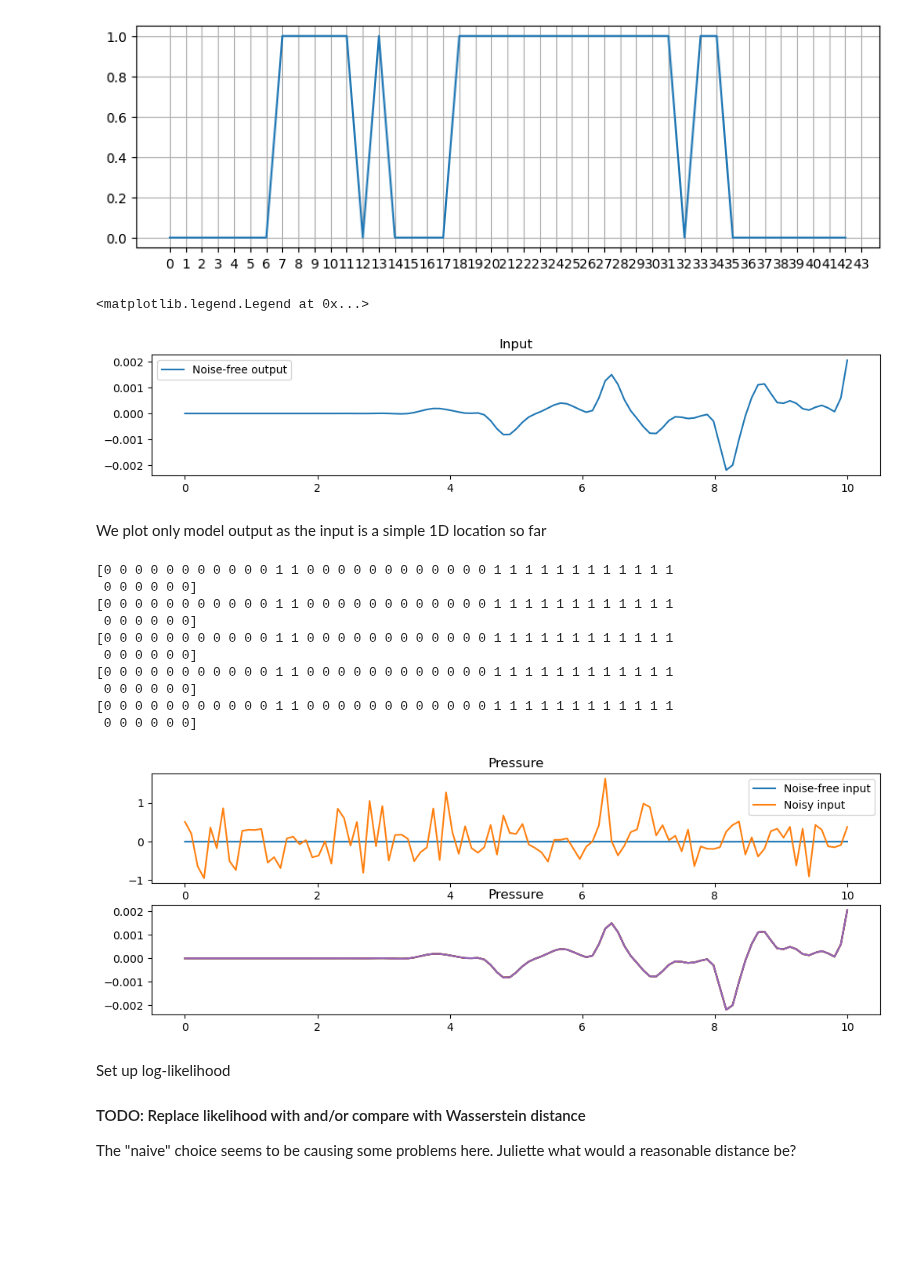
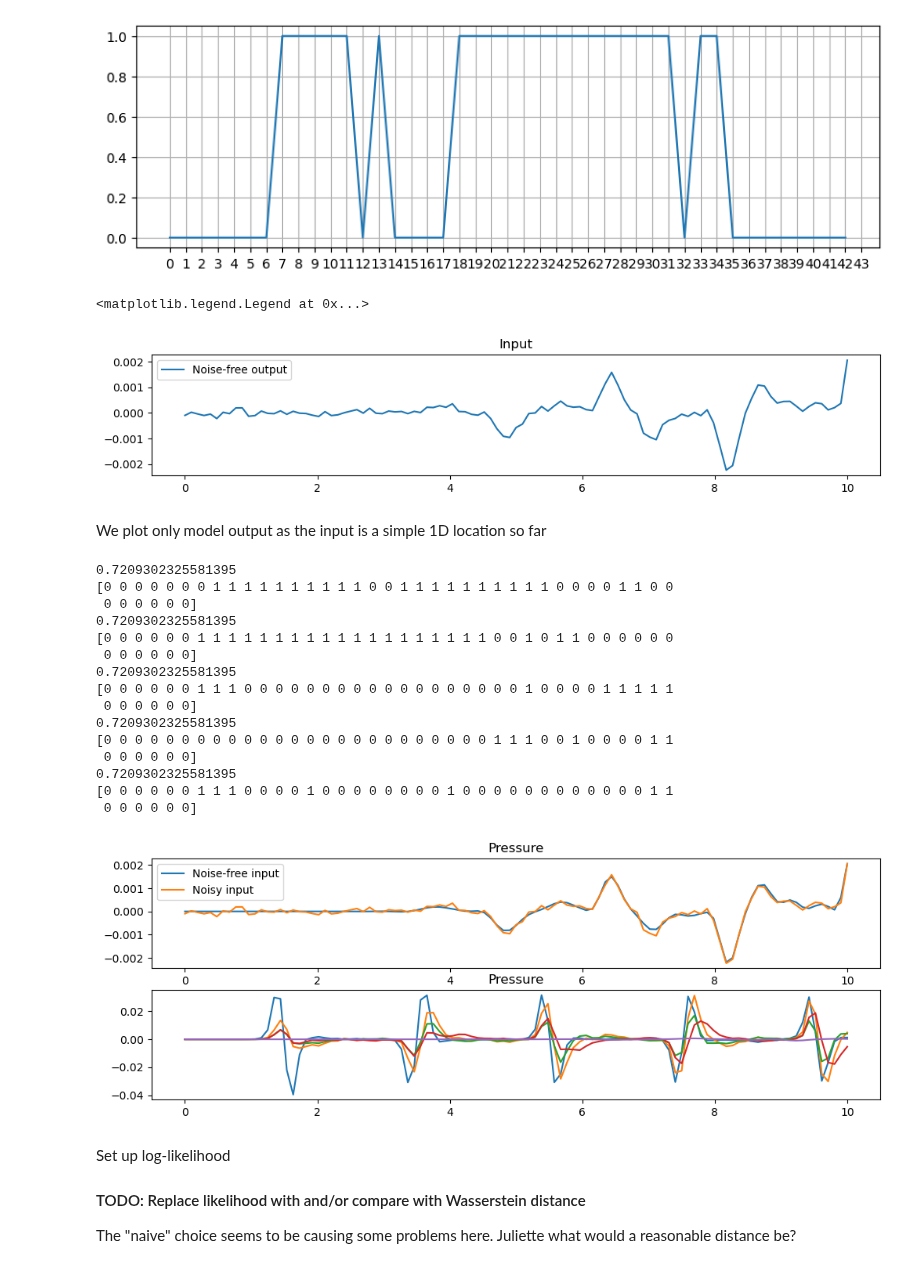
Before and after one commit to UM-Bridge/benchmarks, a Jupyter notebook: models/acoustic_gravity/tinyDA-acoustic.ipynb, the cells around one changed output. Saved outputs shown, nothing was run; the diff lists cells and outputs as text; code cells hidden in the pictures; blank space fills up the shorter version.

```diff
--- a/models/acoustic_gravity/tinyDA-acoustic.ipynb
+++ b/models/acoustic_gravity/tinyDA-acoustic.ipynb
@@ -217,19 +217,19 @@ exact[20:25]=1
 d_true = my_model(exact)
 
 # add some noise to the model output
-sigma_noise = 0.5
+sigma_noise = 0.0001
 d = d_true + np.random.normal(loc=0, scale=sigma_noise, size=ny)
 # %%
 fig, ax = plt.subplots(figsize=(12,2))
 ax.set_title('Input')
 x=np.linspace(0,nx, nx)
 t=np.linspace(0,10, ny)
 #ax.plot(x,exact, label='Noise-free input')
-ax.plot(t,d_true, label='Noise-free output')
+ax.plot(t,d, label='Noise-free output')
 ax.legend()
 # %% [output]
 <matplotlib.legend.Legend at 0x...>
-[figure, old version]
+[figure, new version]
 # %% [markdown]
 We plot only model output as the input is a simple 1D location so far
 # %%
@@ -256,17 +256,22 @@ for x in range(5):
     inputs.append(log)
 plt.show()
 # %% [output]
-[0 0 0 0 0 0 0 0 0 0 0 1 1 0 0 0 0 0 0 0 0 0 0 0 0 1 1 1 1 1 1 1 1 1 1 1 1
+0.7209302325581395
+[0 0 0 0 0 0 0 1 1 1 1 1 1 1 1 1 1 0 0 1 1 1 1 1 1 1 1 1 1 0 0 0 0 1 1 0 0
  0 0 0 0 0 0]
-[0 0 0 0 0 0 0 0 0 0 0 1 1 0 0 0 0 0 0 0 0 0 0 0 0 1 1 1 1 1 1 1 1 1 1 1 1
+0.7209302325581395
+[0 0 0 0 0 0 1 1 1 1 1 1 1 1 1 1 1 1 1 1 1 1 1 1 1 0 0 1 0 1 1 0 0 0 0 0 0
  0 0 0 0 0 0]
-[0 0 0 0 0 0 0 0 0 0 0 1 1 0 0 0 0 0 0 0 0 0 0 0 0 1 1 1 1 1 1 1 1 1 1 1 1
+0.7209302325581395
+[0 0 0 0 0 0 1 1 1 0 0 0 0 0 0 0 0 0 0 0 0 0 0 0 0 0 0 1 0 0 0 0 1 1 1 1 1
  0 0 0 0 0 0]
-[0 0 0 0 0 0 0 0 0 0 0 1 1 0 0 0 0 0 0 0 0 0 0 0 0 1 1 1 1 1 1 1 1 1 1 1 1
+0.7209302325581395
+[0 0 0 0 0 0 0 0 0 0 0 0 0 0 0 0 0 0 0 0 0 0 0 0 0 1 1 1 0 0 1 0 0 0 0 1 1
  0 0 0 0 0 0]
-[0 0 0 0 0 0 0 0 0 0 0 1 1 0 0 0 0 0 0 0 0 0 0 0 0 1 1 1 1 1 1 1 1 1 1 1 1
+0.7209302325581395
+[0 0 0 0 0 0 1 1 1 0 0 0 0 1 0 0 0 0 0 0 0 0 1 0 0 0 0 0 0 0 0 0 0 0 0 1 1
  0 0 0 0 0 0]
-[figure, old version]
+[figure, new version]
 # %% [markdown]
 Set up log-likelihood
 
```
